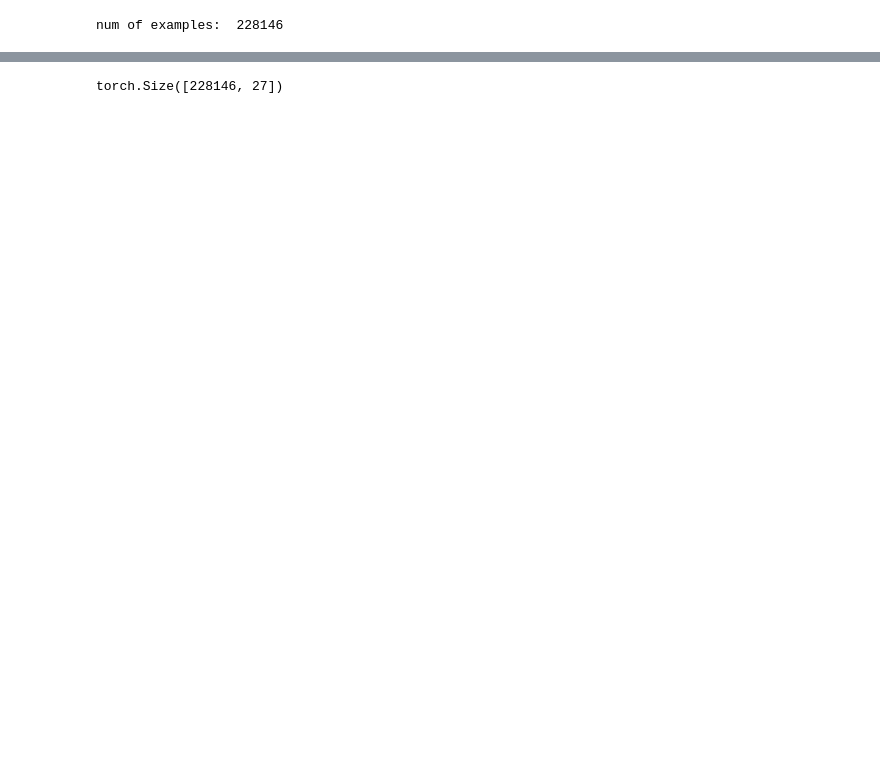
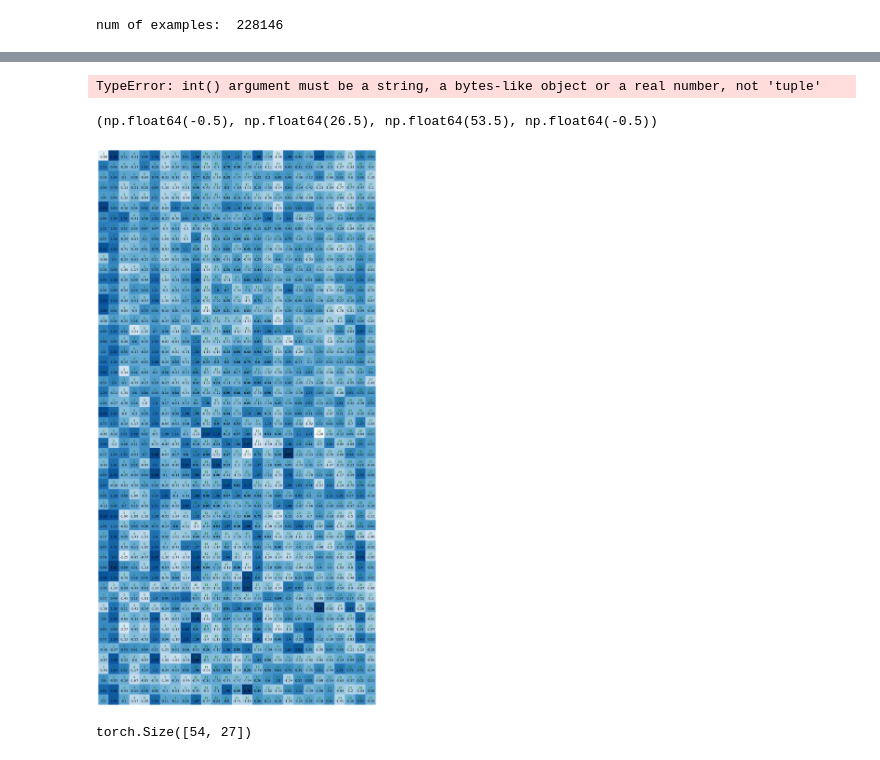
Before and after one commit to Ruslon1/makemore, a Jupyter notebook: ex1.ipynb, the cells around one changed output, grey strips where cells are left out. Saved outputs shown, nothing was run; the diff lists cells and outputs as text; code cells hidden in the pictures; blank space fills up the shorter version.

Commit message:
visualization

```diff
--- a/ex1.ipynb
+++ b/ex1.ipynb
@@ -156,7 +153,7 @@ W = torch.randn((54, 27), generator=g, requires_grad=True)
 # %% [output]
 num of examples:  228146
 # %%
-for k in range(1000):
+for k in range(100):
     #forward pass
     x1 = F.one_hot(xs, num_classes=27).float()
     x2 = F.one_hot(zs, num_classes=27).float()
@@ -172,5 +169,5 @@ for k in range(1000):
     loss.backward()
 
     #update weights
-    W.data += -1*W.grad
+    W.data += -10*W.grad
 # %% [output]
@@ -194,7 +191,7 @@ for k in range(1000):
 # %%
 g = torch.Generator().manual_seed(2147483647)
 
-for i in range(5):
+for i in range(40):
     out = []
     ix1, ix2 = 0, 0
     while True:
@@ -221,4 +230,21 @@ da.
-# %%
-p.shape
-# %% [output]
-torch.Size([228146, 27])
+# %%
+plt.figure((16, 16))
+# %% [output]
+TypeError: int() argument must be a string, a bytes-like object or a real number, not 'tuple'
+# %%
+import matplotlib.pyplot as plt
+%matplotlib inline
+plt.figure(figsize=(32,32))
+plt.imshow(W.detach().numpy(), cmap='Blues')
+for i in range(W.shape[0]):
+    for j in range(W.shape[1]):
+        plt.text(j, i, f"{j+1}", ha='center', va='bottom', color='green')
+        plt.text(j, i, round(W[i,j].item(), 2), ha='center', va='top', color='black')
+plt.axis("off")
+# %% [output]
+(np.float64(-0.5), np.float64(26.5), np.float64(53.5), np.float64(-0.5))
+[figure, added]
+# %%
+W.shape
+# %% [output]
+torch.Size([54, 27])
```
Also changed, not shown: parts of 8 cells of this notebook.
